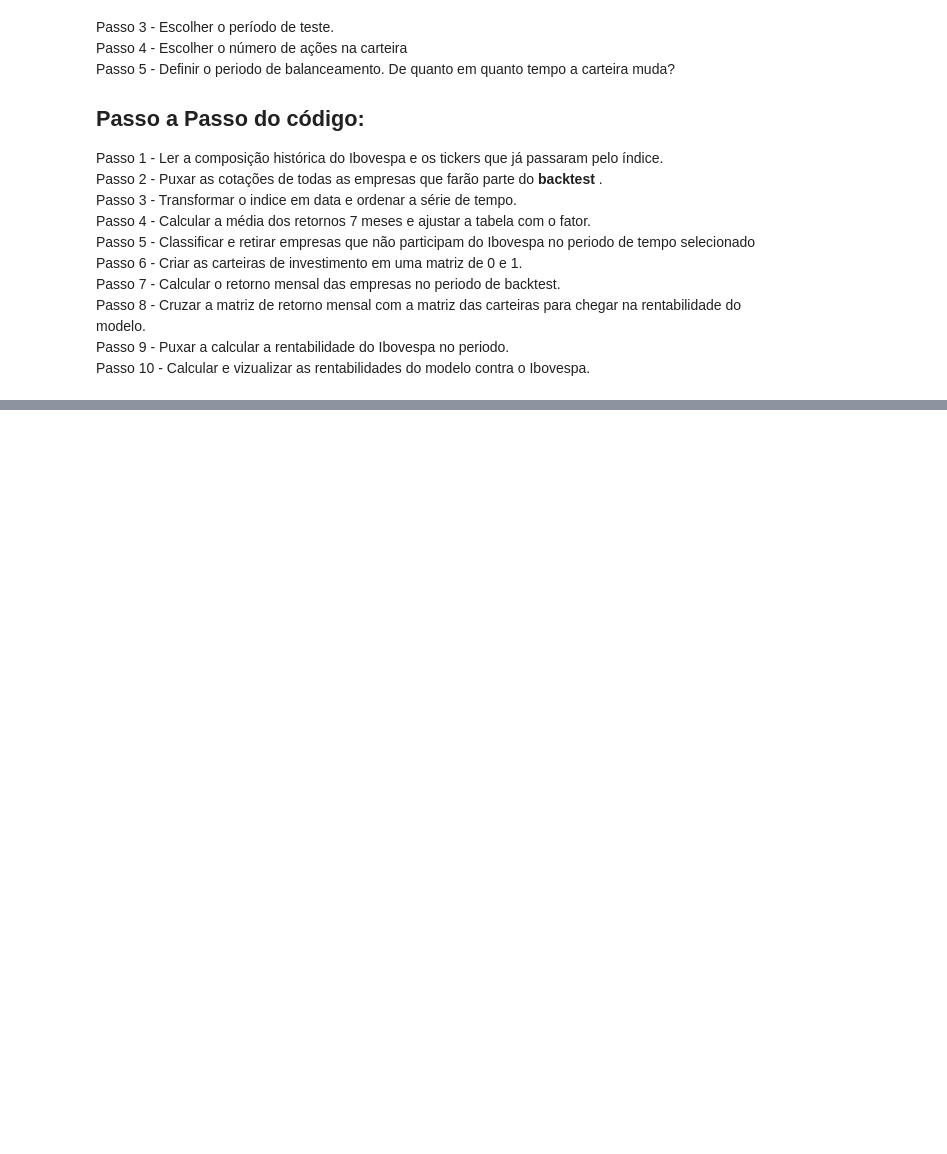
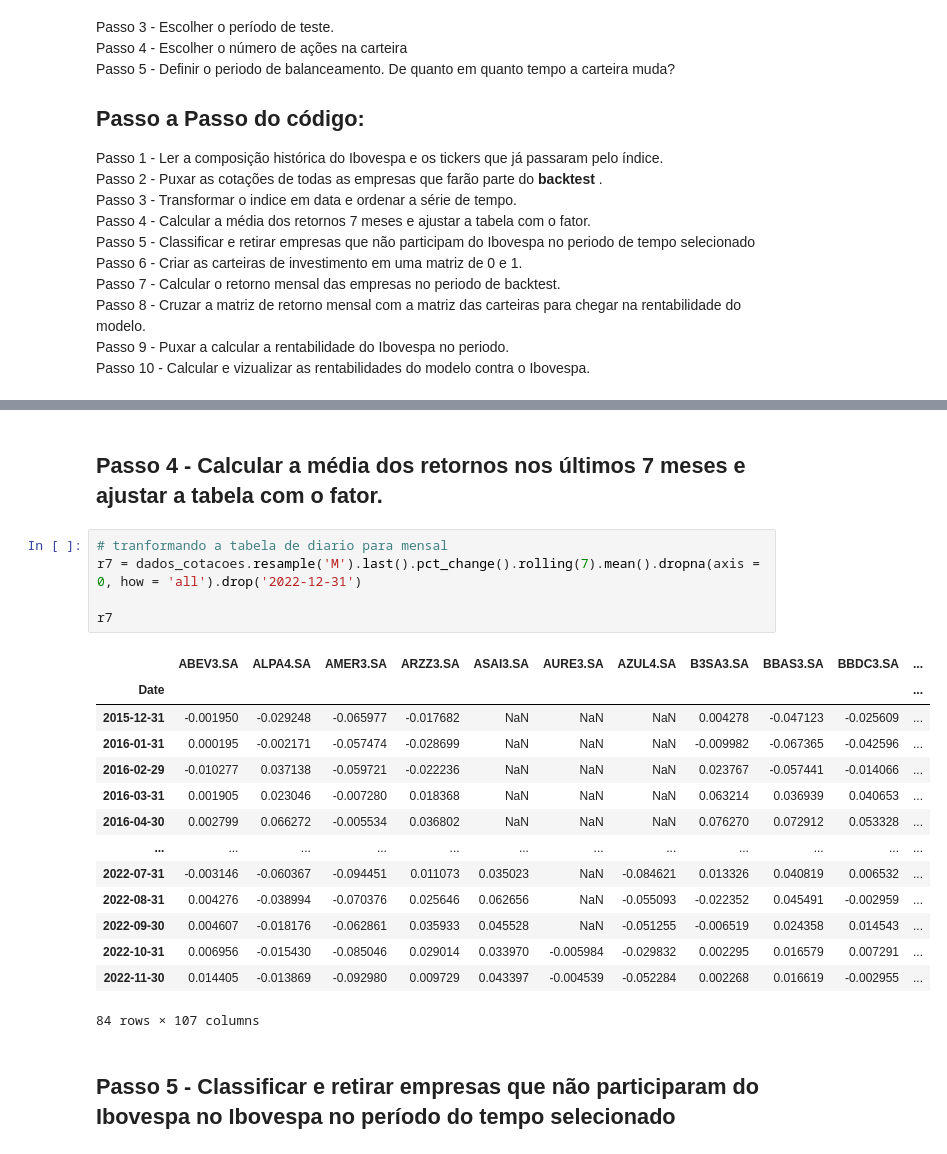
Before and after one commit to ClaudioFritzen/BootCampVaros, a Jupyter notebook: 03-Factor Investing.ipynb, the cells around one changed output, grey strips where cells are left out. Cells and saved outputs as stored; diff of their text form; blank space fills up the shorter version.

```diff
--- a/03-Factor Investing.ipynb
+++ b/03-Factor Investing.ipynb
@@ -25,0 +142,24 @@ Passo 10 - Calcular e vizualizar as rentabilidades do modelo contra o Ibovespa.
+# %% [markdown]
+## Passo 4 - Calcular a média dos retornos nos últimos 7 meses e ajustar a tabela com o fator.
+# %%
+# tranformando a tabela de diario para mensal
+r7 = dados_cotacoes.resample('M').last().pct_change().rolling(7).mean().dropna(axis = 0, how = 'all').drop('2022-12-31')
+
+r7
+# %% [output]
+|  | ABEV3.SA | ALPA4.SA | AMER3.SA | ARZZ3.SA | ASAI3.SA | AURE3.SA | AZUL4.SA | B3SA3.SA | BBAS3.SA | BBDC3.SA | ... |
+| Date |  |  |  |  |  |  |  |  |  |  | ... |
+| 2015-12-31 | -0.001950 | -0.029248 | -0.065977 | -0.017682 | NaN | NaN | NaN | 0.004278 | -0.047123 | -0.025609 | ... |
+| 2016-01-31 | 0.000195 | -0.002171 | -0.057474 | -0.028699 | NaN | NaN | NaN | -0.009982 | -0.067365 | -0.042596 | ... |
+| 2016-02-29 | -0.010277 | 0.037138 | -0.059721 | -0.022236 | NaN | NaN | NaN | 0.023767 | -0.057441 | -0.014066 | ... |
+| 2016-03-31 | 0.001905 | 0.023046 | -0.007280 | 0.018368 | NaN | NaN | NaN | 0.063214 | 0.036939 | 0.040653 | ... |
+| 2016-04-30 | 0.002799 | 0.066272 | -0.005534 | 0.036802 | NaN | NaN | NaN | 0.076270 | 0.072912 | 0.053328 | ... |
+| ... | ... | ... | ... | ... | ... | ... | ... | ... | ... | ... | ... |
+| 2022-07-31 | -0.003146 | -0.060367 | -0.094451 | 0.011073 | 0.035023 | NaN | -0.084621 | 0.013326 | 0.040819 | 0.006532 | ... |
+| 2022-08-31 | 0.004276 | -0.038994 | -0.070376 | 0.025646 | 0.062656 | NaN | -0.055093 | -0.022352 | 0.045491 | -0.002959 | ... |
+| 2022-09-30 | 0.004607 | -0.018176 | -0.062861 | 0.035933 | 0.045528 | NaN | -0.051255 | -0.006519 | 0.024358 | 0.014543 | ... |
+| 2022-10-31 | 0.006956 | -0.015430 | -0.085046 | 0.029014 | 0.033970 | -0.005984 | -0.029832 | 0.002295 | 0.016579 | 0.007291 | ... |
+| 2022-11-30 | 0.014405 | -0.013869 | -0.092980 | 0.009729 | 0.043397 | -0.004539 | -0.052284 | 0.002268 | 0.016619 | -0.002955 | ... |
+84 rows × 107 columns
+# %% [markdown]
+## Passo 5 - Classificar e retirar empresas  que não participaram do Ibovespa no Ibovespa no período do tempo selecionado
```
Also changed, not shown: parts of 11 cells of this notebook, 1 other file.
